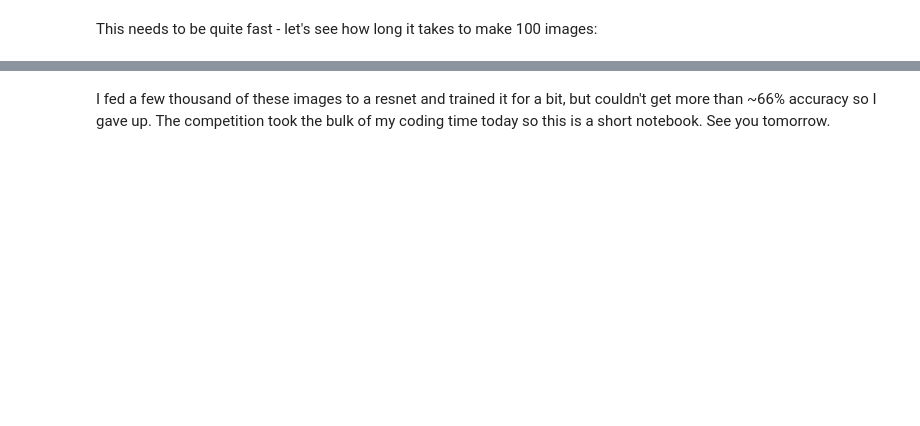
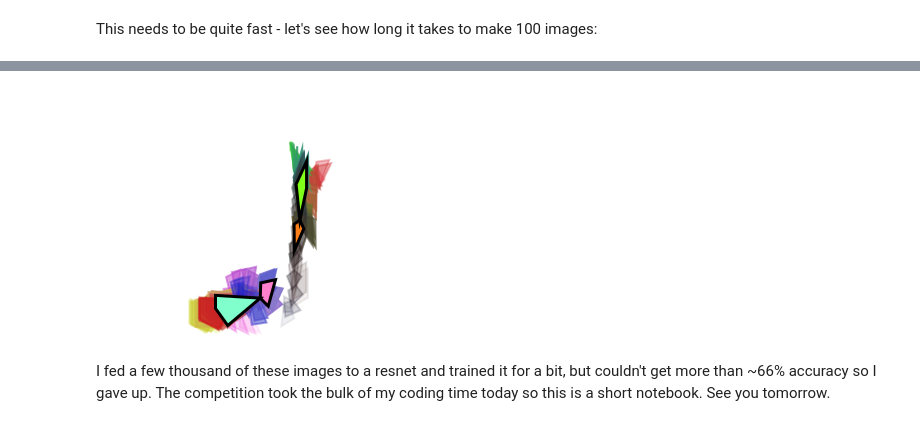
Before and after one commit to johnowhitaker/days_of_code, a Jupyter notebook: 02_Meeting_Mice.ipynb, the cells around one changed output, grey strips where cells are left out. Drawn from its saved outputs; the diff is of its cells as text; code cells hidden in the pictures; blank space fills up the shorter version.

```diff
--- a/02_Meeting_Mice.ipynb
+++ b/02_Meeting_Mice.ipynb
@@ -171,2 +172,8 @@ surface.write_to_png('test.png')
+# %%
+from IPython.display import Image
+# The images above dont show in the docs
+Image('test.png')
+# %% [output]
+[figure, added]
 # %% [markdown]
 I fed a few thousand of these images to a resnet and trained it for a bit, but couldn't get more than ~66% accuracy so I gave up. The competition took the bulk of my coding time today so this is a short notebook. See you tomorrow.
```
Also changed, not shown: parts of 4 cells of this notebook, 11 other files.
